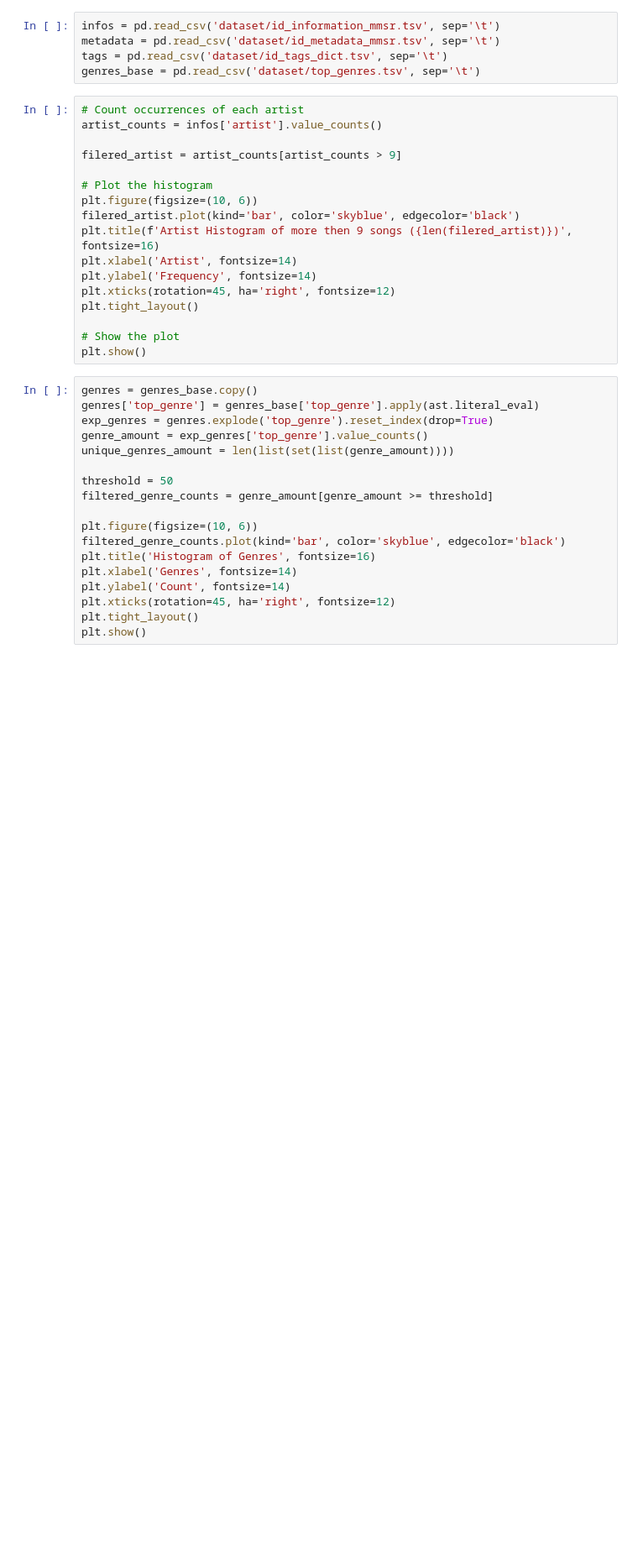
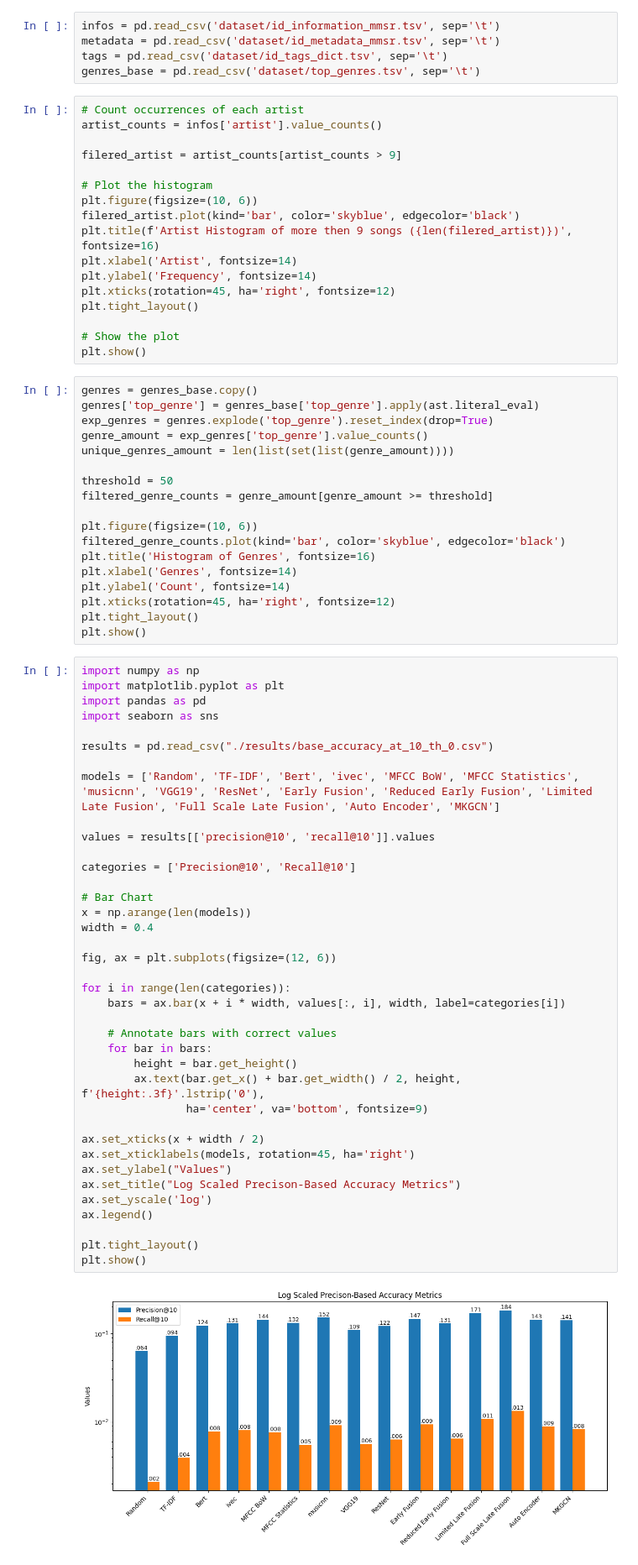
Before and after one commit to justinhangoebl/multimedia-search-and-retrieval, a Jupyter notebook: plotting.ipynb, the cells around one changed output. Shown at 84% size. Cells and saved outputs as stored; diff of their text form; blank space fills up the shorter version.

Commit message:
add plotting for the report

```diff
--- a/plotting.ipynb
+++ b/plotting.ipynb
@@ -48,3 +48,43 @@ plt.ylabel('Count', fontsize=14)
 plt.xticks(rotation=45, ha='right', fontsize=12)
 plt.tight_layout()
 plt.show()
+# %%
+import numpy as np
+import matplotlib.pyplot as plt
+import pandas as pd
+import seaborn as sns
+
+results = pd.read_csv("./results/base_accuracy_at_10_th_0.csv")
+
+models = ['Random', 'TF-IDF', 'Bert', 'ivec', 'MFCC BoW', 'MFCC Statistics', 'musicnn', 'VGG19', 'ResNet', 'Early Fusion', 'Reduced Early Fusion', 'Limited Late Fusion', 'Full Scale Late Fusion', 'Auto Encoder', 'MKGCN']
+
+values = results[['precision@10', 'recall@10']].values
+
+categories = ['Precision@10', 'Recall@10']
+
+# Bar Chart
+x = np.arange(len(models))
+width = 0.4
+
+fig, ax = plt.subplots(figsize=(12, 6))
+
+for i in range(len(categories)):
+    bars = ax.bar(x + i * width, values[:, i], width, label=categories[i])
+
+    # Annotate bars with correct values
+    for bar in bars:
+        height = bar.get_height()
+        ax.text(bar.get_x() + bar.get_width() / 2, height, f'{height:.3f}'.lstrip('0'),
+                ha='center', va='bottom', fontsize=9)
+
+ax.set_xticks(x + width / 2)
+ax.set_xticklabels(models, rotation=45, ha='right')
+ax.set_ylabel("Values")
+ax.set_title("Log Scaled Precison-Based Accuracy Metrics")
+ax.set_yscale('log')
+ax.legend()
+
+plt.tight_layout()
+plt.show()
+# %% [output]
+[figure, added]
```
Also changed, not shown: parts of 12 cells of this notebook, 12 other files.
